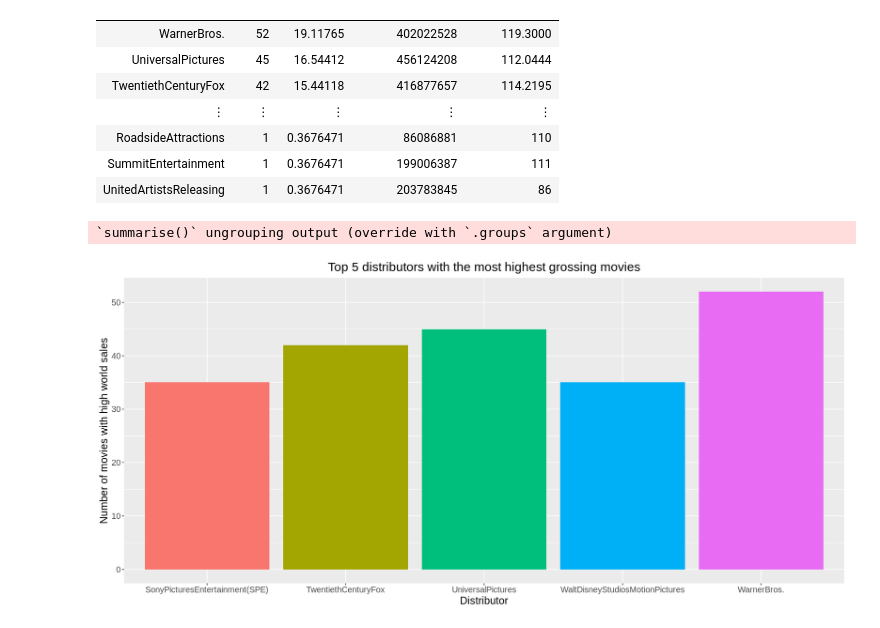
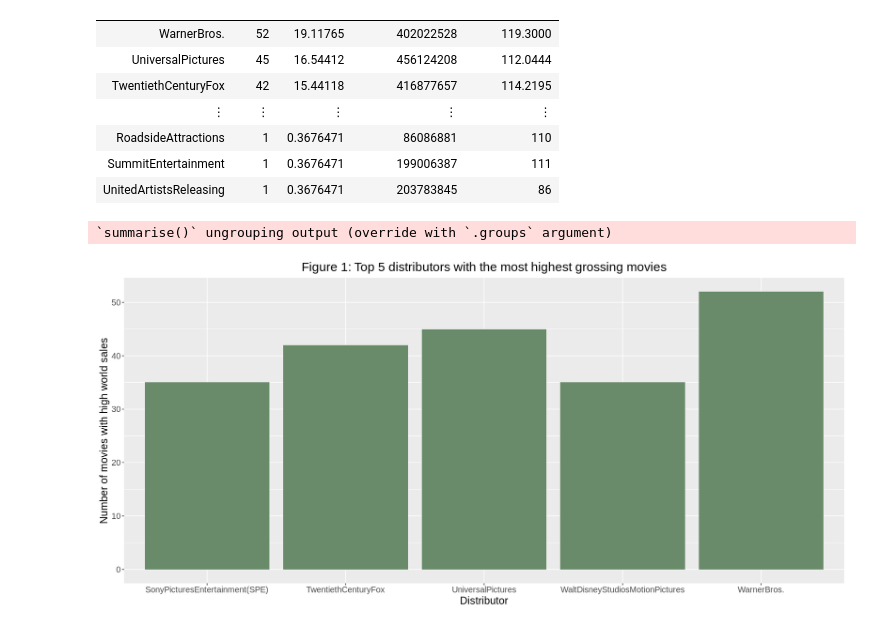
Before and after one commit to starsurfer87/DSCI100-Group-Project, a Jupyter notebook: thedreadedassignment.ipynb, the cells around one changed output. Saved outputs shown, nothing was run; the diff lists cells and outputs as text; code cells hidden in the pictures.

Commit message:
Formatting Changes
- changed graph colors
- got rid of unnecessary tables
- added in figure numbers (still need table numbers)

```diff
--- a/thedreadedassignment.ipynb
+++ b/thedreadedassignment.ipynb
@@ -250,30 +212,30 @@ A tibble: 19 × 5
 # %%
 # visualization of movie distributors and movie sales
 # where n is the number of top movies
 top_5_distributors <- movies_train %>%
                             filter(Distributor %in% c("WarnerBros.", "UniversalPictures", "TwentiethCenturyFox",
                                                        "SonyPicturesEntertainment(SPE)", "WaltDisneyStudiosMotionPictures")) %>%
                             group_by(Distributor) %>%
                             summarize(n = n()) %>%
                             arrange(desc(n)) %>%
                             head(n = 5)
 
 top_distributors_plot <- top_5_distributors %>%
-                            ggplot(aes(x = Distributor, y = n, fill = Distributor)) +
-                            geom_bar(stat = "identity") +
+                            ggplot(aes(x = Distributor, y = n)) +
+                            geom_bar(stat = "identity", fill = "darkseagreen4") +
                             xlab("Distributor") +
                             ylab("Number of movies with high world sales") +
                             theme(text = element_text(size = 15),
                                   legend.position = "none",
                                   plot.title = element_text(hjust = 0.5)) +
-                            ggtitle("Top 5 distributors with the most highest grossing movies")
+                            ggtitle("Figure 1: Top 5 distributors with the most highest grossing movies")
 
 options(repr.plot.width = 15, repr.plot.height = 7)
 
 top_distributors_plot
 # %% [output]
 `summarise()` ungrouping output (override with `.groups` argument)
-[figure, old version]
+[figure, new version]
 # %%
 top_distributors <- movies_train %>%
                         filter(Distributor %in% c("WarnerBros.", "UniversalPictures", "TwentiethCenturyFox",
```
Also changed, not shown: parts of 12 cells of this notebook.
